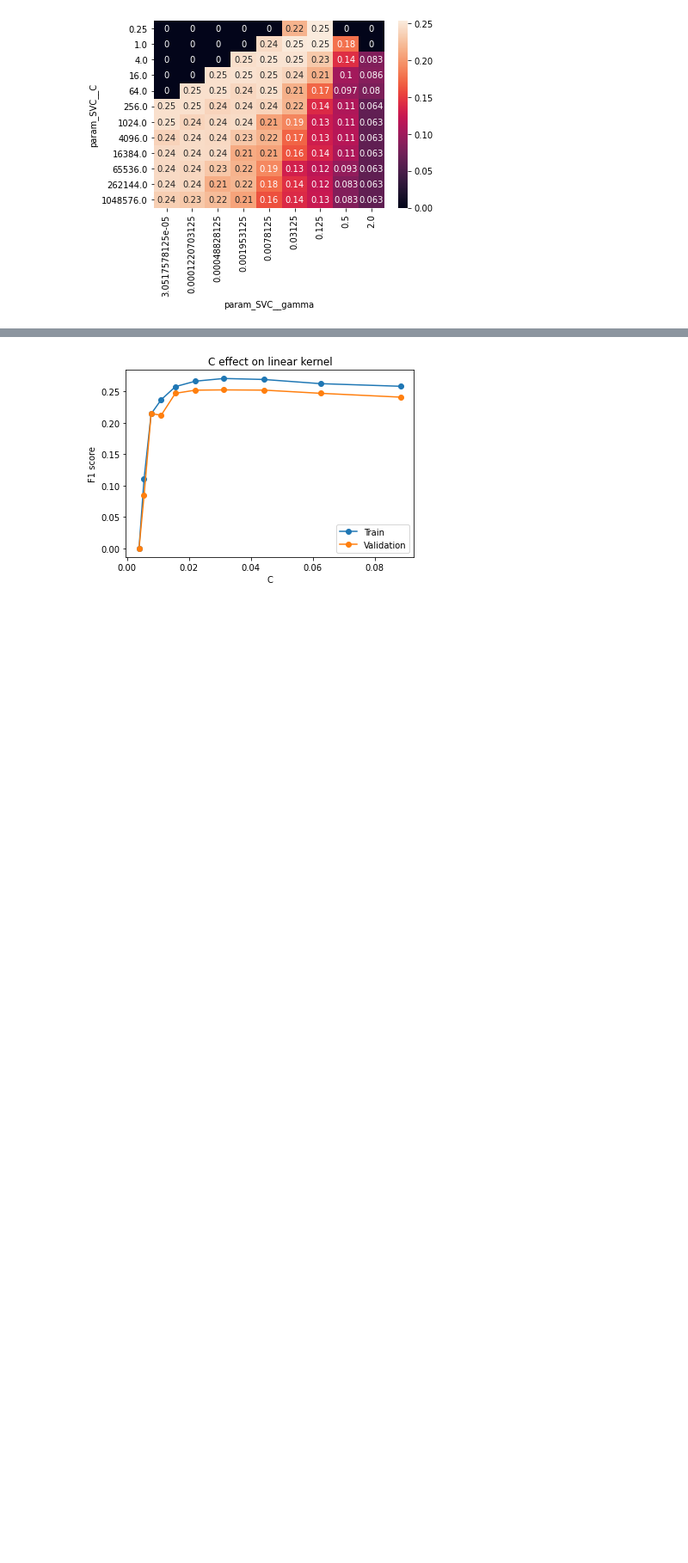
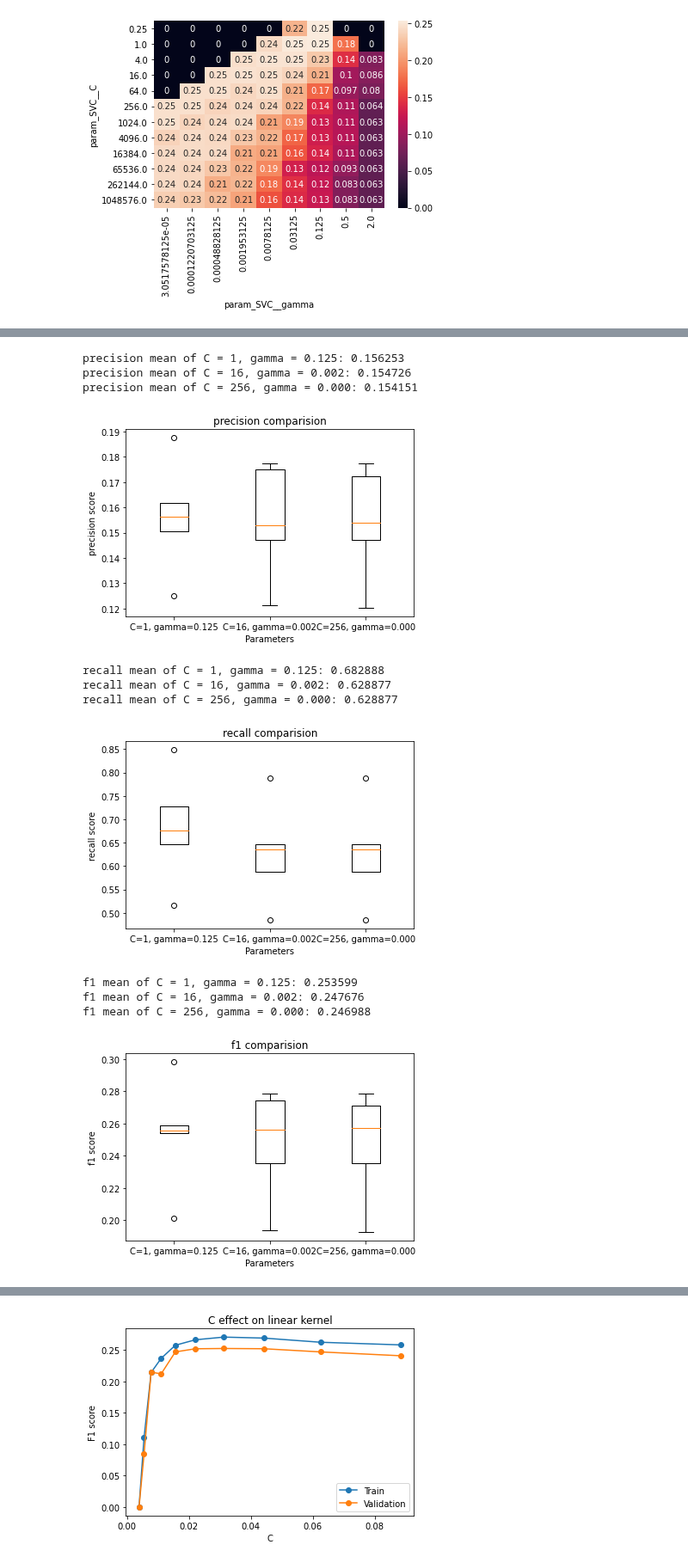
Before and after one commit to LapTQ/IT31903_123220_Group18_Stroke-prediction, a Jupyter notebook: svm.ipynb, the cells around one changed output, grey strips where cells are left out. Shown at 86% size. Saved outputs shown, nothing was run; the diff lists cells and outputs as text; code cells hidden in the pictures; blank space fills up the shorter version.

```diff
--- a/svm.ipynb
+++ b/svm.ipynb
@@ -379,0 +382,27 @@ Finner Grid search on tuned parameters
+# %%
+compare_para = [(1,0.125),(16,2**-9),(256,2**-13)]
+results = {'precision':[], 'recall':[], 'f1':[]}
+
+
+for scoring in results:
+    for C, gamma in compare_para:
+        compare_model =  Pipeline([('Trans',transformer),
+                                   ('SVC', SVC(C=C,gamma=gamma,class_weight={0:0.1,1:1}))
+                                  ])
+        cv_results = cross_val_score(compare_model, X_train, y_train, cv=kfold, scoring=scoring)
+        results[scoring].append(cv_results)
+        print('%s mean of C = %.0f, gamma = %.3f: %f'%(scoring, C, gamma, cv_results.mean()))
+    my_boxplot(results[scoring],['C=%.0f, gamma=%.3f'%i for i in compare_para],"Parameters", "%s score"%scoring, "%s comparision"%scoring)
+# %% [output]
+precision mean of C = 1, gamma = 0.125: 0.156253
+precision mean of C = 16, gamma = 0.002: 0.154726
+precision mean of C = 256, gamma = 0.000: 0.154151
+[figure, added]
+recall mean of C = 1, gamma = 0.125: 0.682888
+recall mean of C = 16, gamma = 0.002: 0.628877
+recall mean of C = 256, gamma = 0.000: 0.628877
+[figure, added]
+f1 mean of C = 1, gamma = 0.125: 0.253599
+f1 mean of C = 16, gamma = 0.002: 0.247676
+f1 mean of C = 256, gamma = 0.000: 0.246988
+[figure, added]
```
Also changed, not shown: parts of 15 cells of this notebook, 1 other file.
